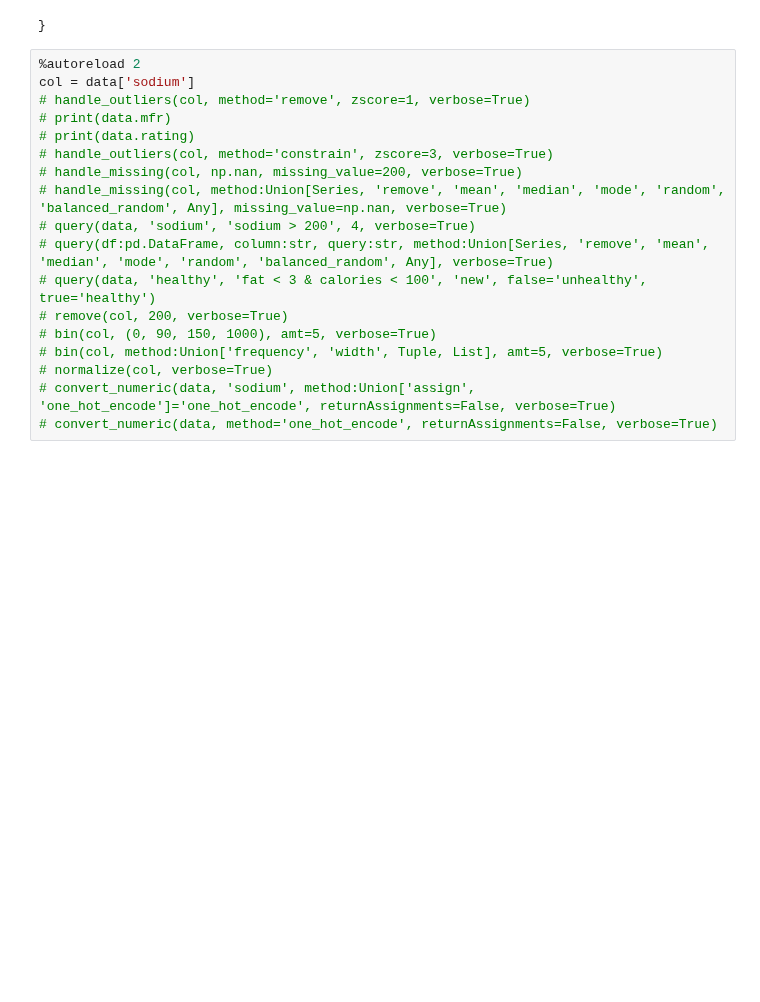
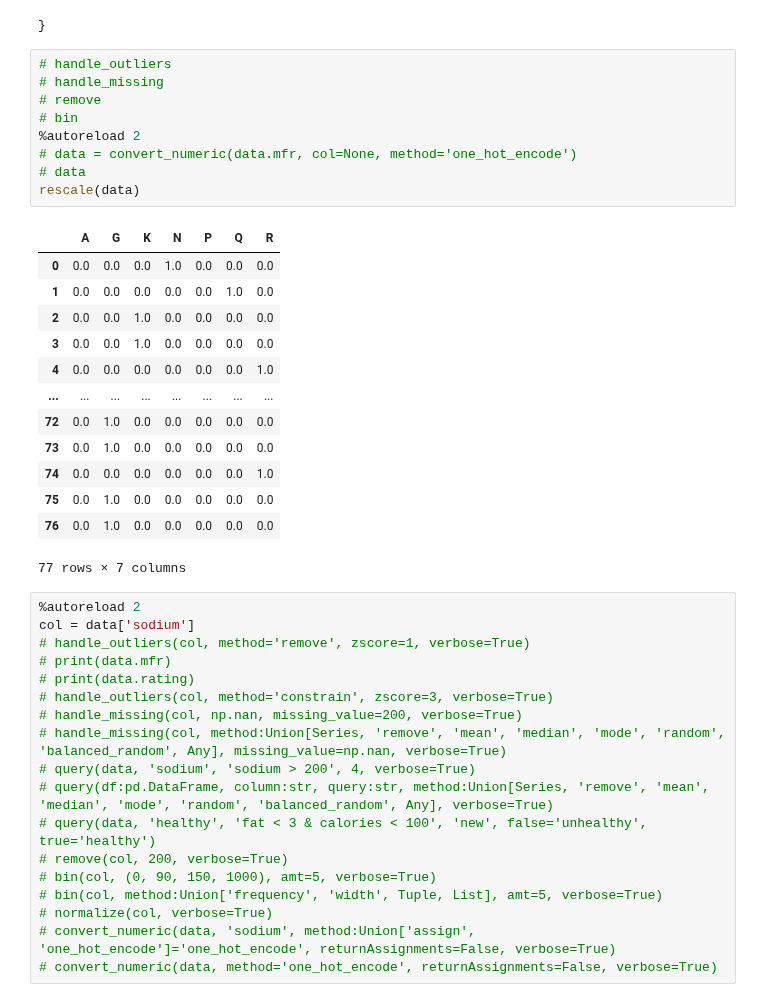
Before and after one commit to smartycope/Data, a Jupyter notebook: testingData.ipynb, the cells around one changed output. Cells and saved outputs as stored; diff of their text form; blank space fills up the shorter version.

```diff
--- a/testingData.ipynb
+++ b/testingData.ipynb
@@ -148,6 +233,29 @@ Name: fat, Length: 69, dtype: int64
 53    0
 Name: fat, dtype: int64
 }
+# %%
+# handle_outliers
+# handle_missing
+# remove
+# bin
+%autoreload 2
+# data = convert_numeric(data.mfr, col=None, method='one_hot_encode')
+# data
+rescale(data)
+# %% [output]
+|  | A | G | K | N | P | Q | R |
+| 0 | 0.0 | 0.0 | 0.0 | 1.0 | 0.0 | 0.0 | 0.0 |
+| 1 | 0.0 | 0.0 | 0.0 | 0.0 | 0.0 | 1.0 | 0.0 |
+| 2 | 0.0 | 0.0 | 1.0 | 0.0 | 0.0 | 0.0 | 0.0 |
+| 3 | 0.0 | 0.0 | 1.0 | 0.0 | 0.0 | 0.0 | 0.0 |
+| 4 | 0.0 | 0.0 | 0.0 | 0.0 | 0.0 | 0.0 | 1.0 |
+| ... | ... | ... | ... | ... | ... | ... | ... |
+| 72 | 0.0 | 1.0 | 0.0 | 0.0 | 0.0 | 0.0 | 0.0 |
+| 73 | 0.0 | 1.0 | 0.0 | 0.0 | 0.0 | 0.0 | 0.0 |
+| 74 | 0.0 | 0.0 | 0.0 | 0.0 | 0.0 | 0.0 | 1.0 |
+| 75 | 0.0 | 1.0 | 0.0 | 0.0 | 0.0 | 0.0 | 0.0 |
+| 76 | 0.0 | 1.0 | 0.0 | 0.0 | 0.0 | 0.0 | 0.0 |
+77 rows × 7 columns
 # %%
 %autoreload 2
 col = data['sodium']
```
Also changed, not shown: parts of 3 cells of this notebook, 1 other file.
